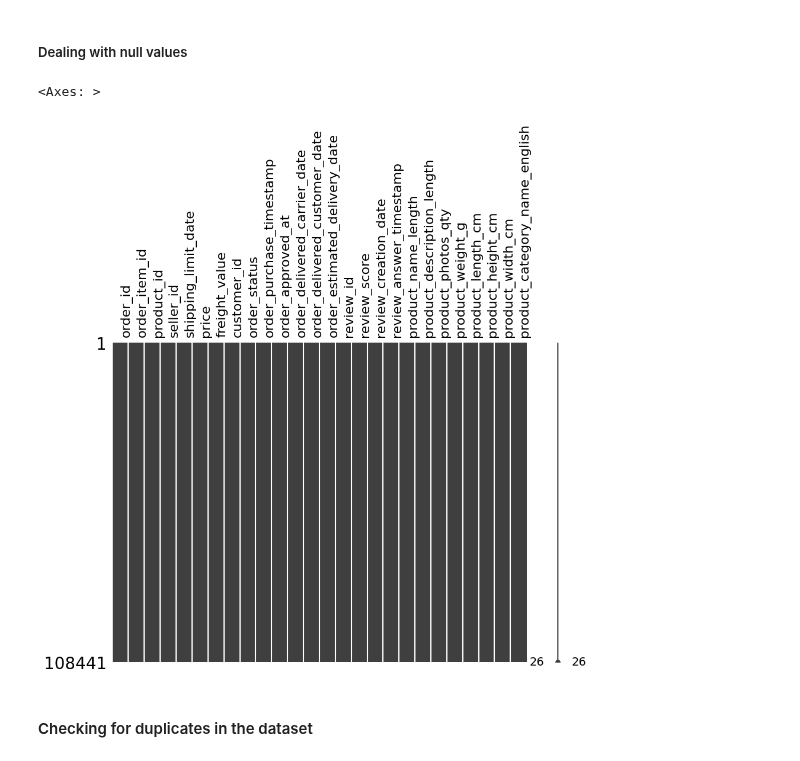
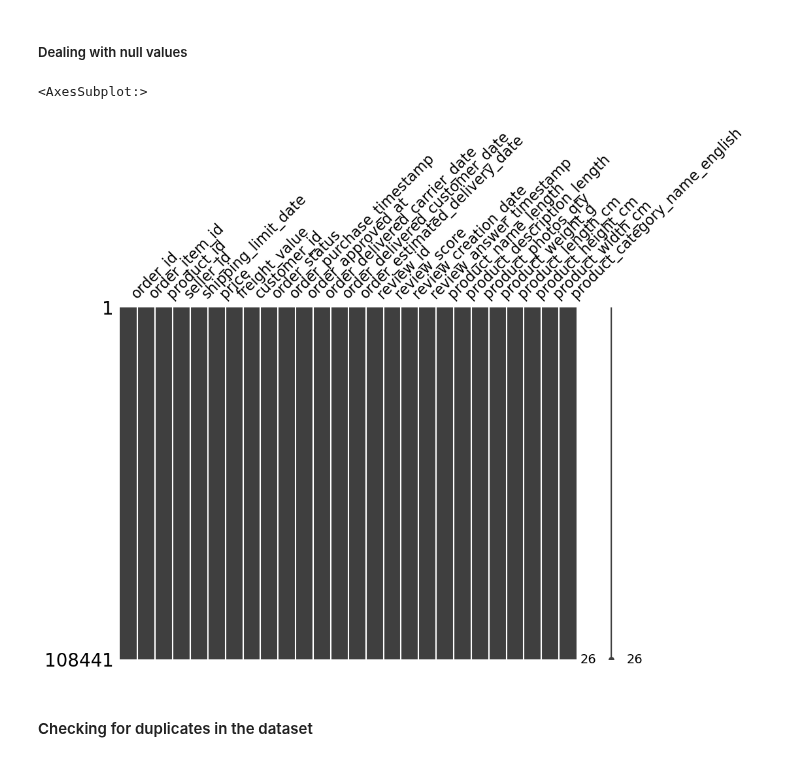
Before and after one commit to RuizLorenzoChavez/price-optimization-ML, a Jupyter notebook: main.ipynb, the cells around one changed output. Drawn from its saved outputs; the diff is of its cells as text; code cells hidden in the pictures.

```diff
--- a/main.ipynb
+++ b/main.ipynb
@@ -291,18 +290,18 @@ display(msno.matrix(transactions_df,
 # %%
 #  remove columns with more than 50% empty values
 mostly_null_columns = transactions_eval.query("percent_null > 50").index
 transactions_df = transactions_df.drop(columns=mostly_null_columns)
 
 #  remove rows with null values
 transactions_df = transactions_df.dropna(axis=0)
 
 display(msno.matrix(transactions_df,
-                    figsize=(10,7),
-                    label_rotation=90)
+                    figsize=(10,7)
+                   )
         )
 # %% [output]
-<Axes: >
+<AxesSubplot:>
-[figure, old version]
+[figure, new version]
 # %% [markdown]
 #### Checking for duplicates in the dataset
 # %%
```
Also changed, not shown: parts of 16 cells of this notebook.
